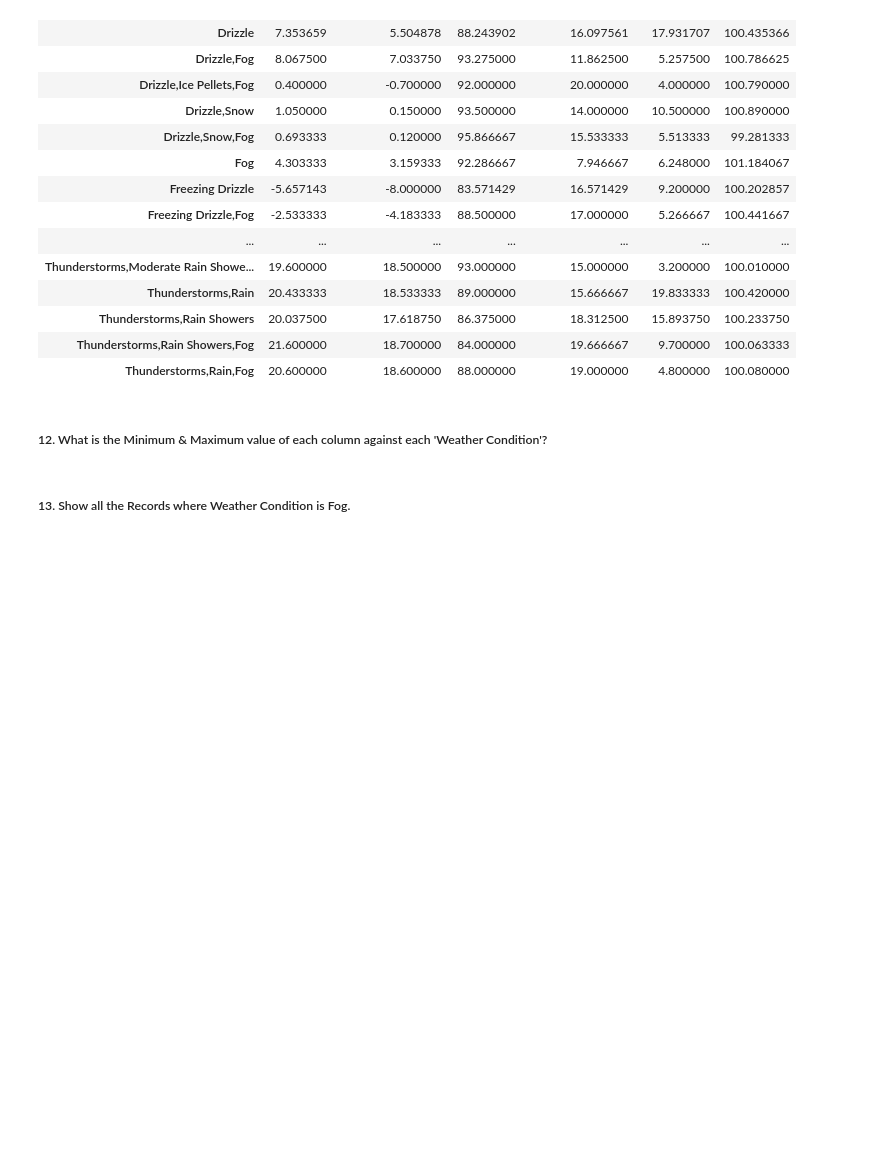
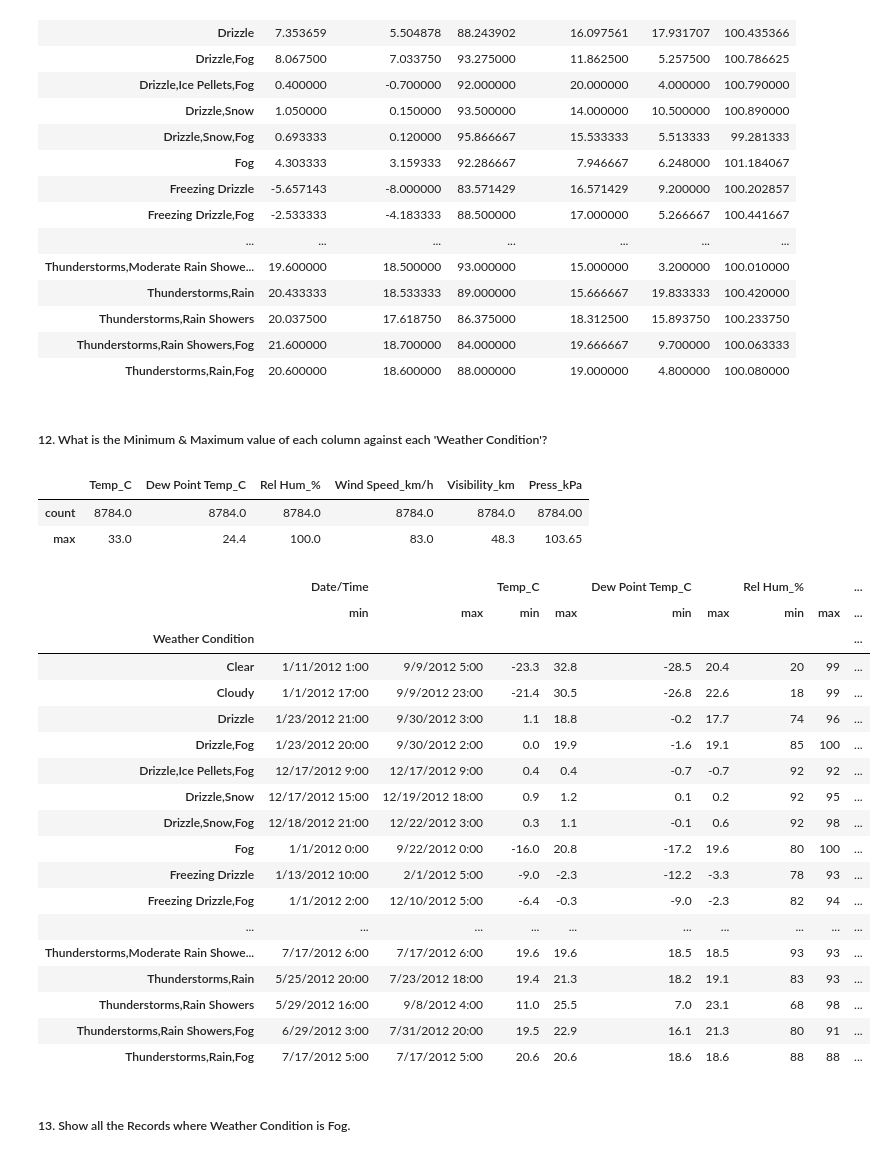
Before and after one commit to firatolcum/Projects, a Jupyter notebook: Weather_Data_Analysis/weather_data_analysis.ipynb, the cells around one changed output. Cells and saved outputs as stored; diff of their text form; code cells hidden in the pictures; blank space fills up the shorter version.

```diff
--- a/Weather_Data_Analysis/weather_data_analysis.ipynb
+++ b/Weather_Data_Analysis/weather_data_analysis.ipynb
@@ -214,5 +214,33 @@ df.groupby("Weather Condition").mean()
 | Thunderstorms,Rain,Fog | 20.600000 | 18.600000 | 88.000000 | 19.000000 | 4.800000 | 100.080000 |
 # %% [markdown]
 ##### 12. What is the Minimum & Maximum value of each column against each 'Weather Condition'?
+# %%
+df.describe().loc[['count','max']]
+# %% [output]
+|  | Temp_C | Dew Point Temp_C | Rel Hum_% | Wind Speed_km/h | Visibility_km | Press_kPa |
+| count | 8784.0 | 8784.0 | 8784.0 | 8784.0 | 8784.0 | 8784.00 |
+| max | 33.0 | 24.4 | 100.0 | 83.0 | 48.3 | 103.65 |
+# %%
+df.groupby("Weather Condition").agg(["min", "max"])
+# %% [output]
+|  | Date/Time |  | Temp_C |  | Dew Point Temp_C |  | Rel Hum_% |  | ... |
+|  | min | max | min | max | min | max | min | max | ... |
+| Weather Condition |  |  |  |  |  |  |  |  | ... |
+| Clear | 1/11/2012 1:00 | 9/9/2012 5:00 | -23.3 | 32.8 | -28.5 | 20.4 | 20 | 99 | ... |
+| Cloudy | 1/1/2012 17:00 | 9/9/2012 23:00 | -21.4 | 30.5 | -26.8 | 22.6 | 18 | 99 | ... |
+| Drizzle | 1/23/2012 21:00 | 9/30/2012 3:00 | 1.1 | 18.8 | -0.2 | 17.7 | 74 | 96 | ... |
+| Drizzle,Fog | 1/23/2012 20:00 | 9/30/2012 2:00 | 0.0 | 19.9 | -1.6 | 19.1 | 85 | 100 | ... |
+| Drizzle,Ice Pellets,Fog | 12/17/2012 9:00 | 12/17/2012 9:00 | 0.4 | 0.4 | -0.7 | -0.7 | 92 | 92 | ... |
+| Drizzle,Snow | 12/17/2012 15:00 | 12/19/2012 18:00 | 0.9 | 1.2 | 0.1 | 0.2 | 92 | 95 | ... |
+| Drizzle,Snow,Fog | 12/18/2012 21:00 | 12/22/2012 3:00 | 0.3 | 1.1 | -0.1 | 0.6 | 92 | 98 | ... |
+| Fog | 1/1/2012 0:00 | 9/22/2012 0:00 | -16.0 | 20.8 | -17.2 | 19.6 | 80 | 100 | ... |
+| Freezing Drizzle | 1/13/2012 10:00 | 2/1/2012 5:00 | -9.0 | -2.3 | -12.2 | -3.3 | 78 | 93 | ... |
+| Freezing Drizzle,Fog | 1/1/2012 2:00 | 12/10/2012 5:00 | -6.4 | -0.3 | -9.0 | -2.3 | 82 | 94 | ... |
+| ... | ... | ... | ... | ... | ... | ... | ... | ... | ... |
+| Thunderstorms,Moderate Rain Showe... | 7/17/2012 6:00 | 7/17/2012 6:00 | 19.6 | 19.6 | 18.5 | 18.5 | 93 | 93 | ... |
+| Thunderstorms,Rain | 5/25/2012 20:00 | 7/23/2012 18:00 | 19.4 | 21.3 | 18.2 | 19.1 | 83 | 93 | ... |
+| Thunderstorms,Rain Showers | 5/29/2012 16:00 | 9/8/2012 4:00 | 11.0 | 25.5 | 7.0 | 23.1 | 68 | 98 | ... |
+| Thunderstorms,Rain Showers,Fog | 6/29/2012 3:00 | 7/31/2012 20:00 | 19.5 | 22.9 | 16.1 | 21.3 | 80 | 91 | ... |
+| Thunderstorms,Rain,Fog | 7/17/2012 5:00 | 7/17/2012 5:00 | 20.6 | 20.6 | 18.6 | 18.6 | 88 | 88 | ... |
 # %% [markdown]
 ##### 13. Show all the Records where Weather Condition is Fog.
```
Also changed, not shown: parts of 2 cells of this notebook.
